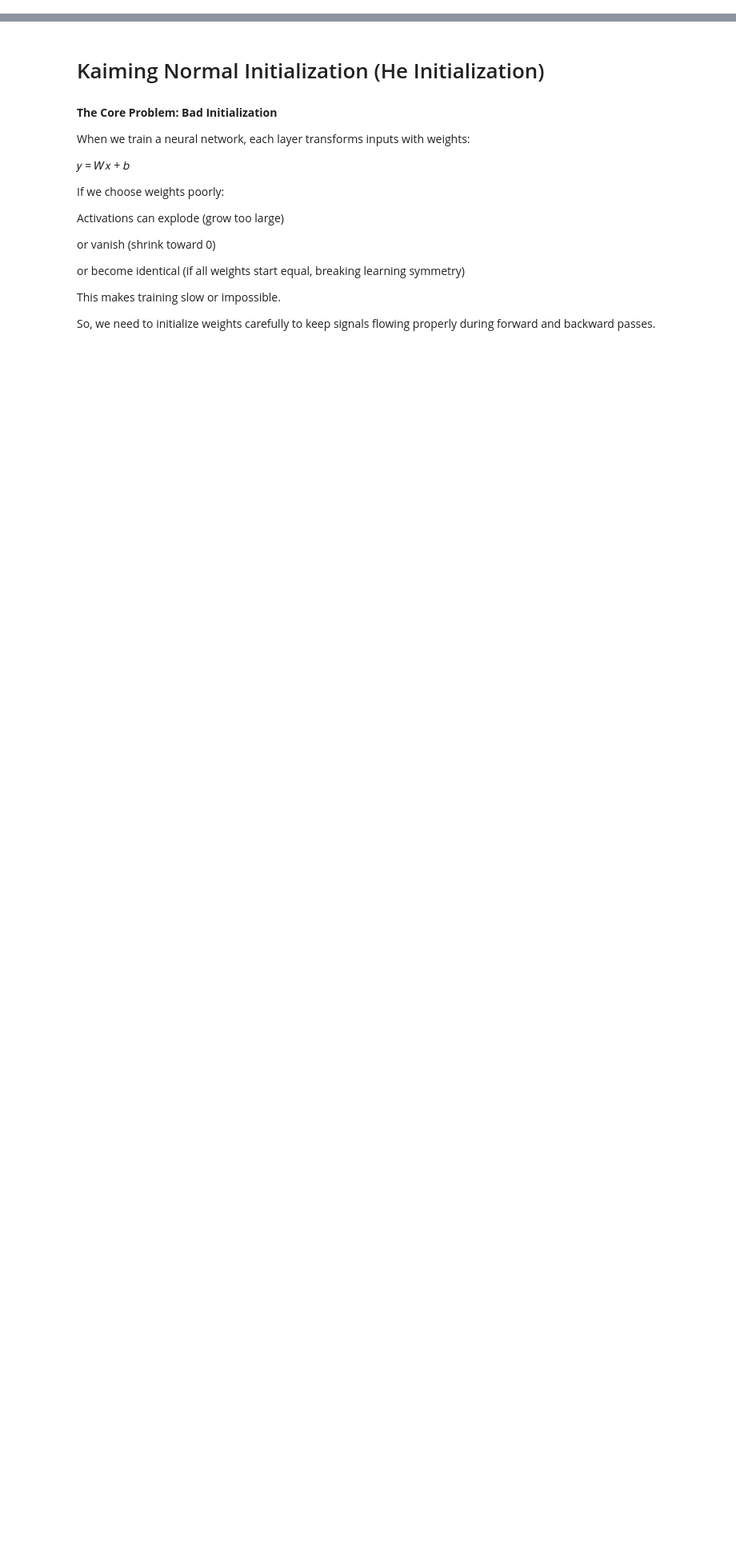
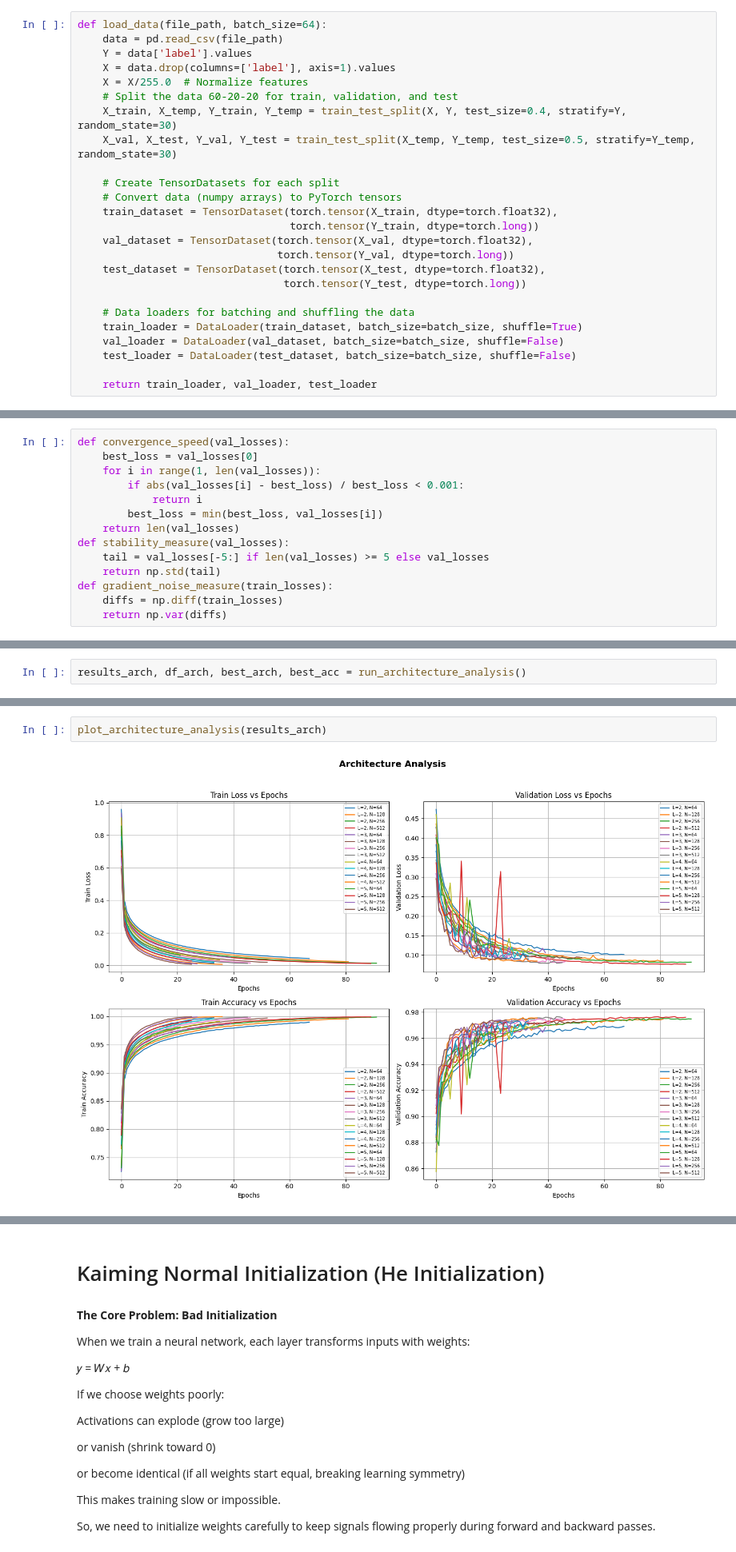
Before and after one commit to AhmedAlaa8100/ML-Logistic_Regression-Neural_Networks, a Jupyter notebook: Neural_Networks.ipynb, the cells around one changed output, grey strips where cells are left out. Shown at 80% size. Drawn from its saved outputs; the diff is of its cells as text; blank space fills up the shorter version.

```diff
--- a/Neural_Networks.ipynb
+++ b/Neural_Networks.ipynb
@@ -0,0 +13,25 @@
+# %%
+def load_data(file_path, batch_size=64):
+    data = pd.read_csv(file_path)
+    Y = data['label'].values
+    X = data.drop(columns=['label'], axis=1).values
+    X = X/255.0  # Normalize features
+    # Split the data 60-20-20 for train, validation, and test
+    X_train, X_temp, Y_train, Y_temp = train_test_split(X, Y, test_size=0.4, stratify=Y, random_state=30)
+    X_val, X_test, Y_val, Y_test = train_test_split(X_temp, Y_temp, test_size=0.5, stratify=Y_temp, random_state=30)
+
+    # Create TensorDatasets for each split
+    # Convert data (numpy arrays) to PyTorch tensors
+    train_dataset = TensorDataset(torch.tensor(X_train, dtype=torch.float32),
+                                  torch.tensor(Y_train, dtype=torch.long))
+    val_dataset = TensorDataset(torch.tensor(X_val, dtype=torch.float32),
+                                torch.tensor(Y_val, dtype=torch.long))
+    test_dataset = TensorDataset(torch.tensor(X_test, dtype=torch.float32),
+                                 torch.tensor(Y_test, dtype=torch.long))
+
+    # Data loaders for batching and shuffling the data
+    train_loader = DataLoader(train_dataset, batch_size=batch_size, shuffle=True)
+    val_loader = DataLoader(val_dataset, batch_size=batch_size, shuffle=False)
+    test_loader = DataLoader(test_dataset, batch_size=batch_size, shuffle=False)
+
+    return train_loader, val_loader, test_loader
@@ -0,0 +201,14 @@
+# %%
+def convergence_speed(val_losses):
+    best_loss = val_losses[0]
+    for i in range(1, len(val_losses)):
+        if abs(val_losses[i] - best_loss) / best_loss < 0.001:
+            return i
+        best_loss = min(best_loss, val_losses[i])
+    return len(val_losses)
+def stability_measure(val_losses):
+    tail = val_losses[-5:] if len(val_losses) >= 5 else val_losses
+    return np.std(tail)
+def gradient_noise_measure(train_losses):
+    diffs = np.diff(train_losses)
+    return np.var(diffs)
@@ -0,0 +548,2 @@
+# %%
+results_arch, df_arch, best_arch, best_acc = run_architecture_analysis()
@@ -0,0 +604,4 @@
+# %%
+plot_architecture_analysis(results_arch)
+# %% [output]
+[figure, added]
```
Also changed, not shown: parts of 19 cells of this notebook, 3 other files.
